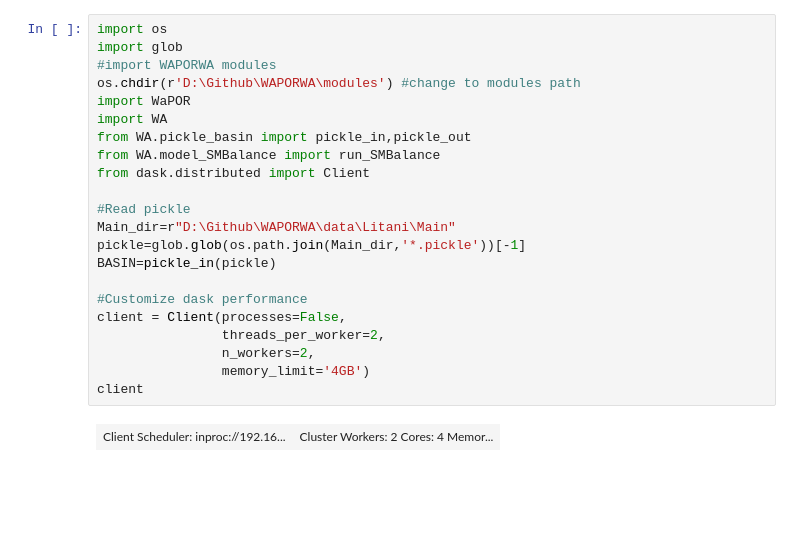
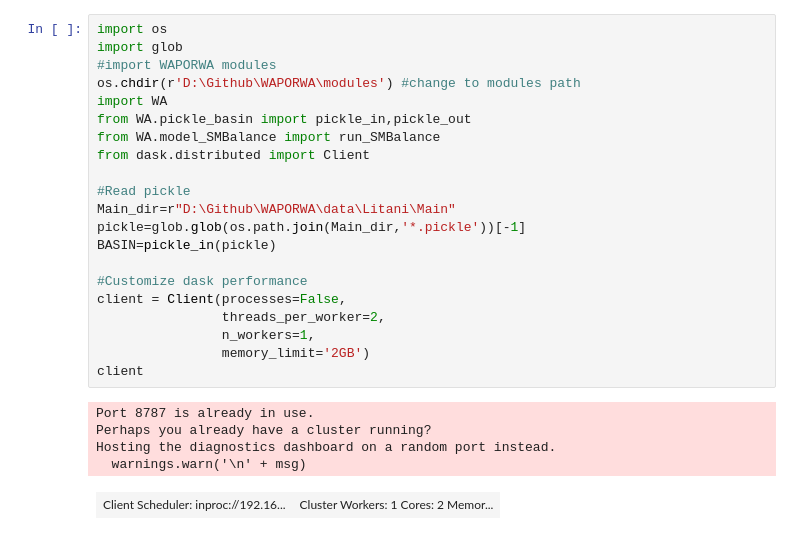
Before and after one commit to wateraccounting/WAPORWA, a Jupyter notebook: notebooks/3_RunSMBalance.ipynb, the cells around one changed output. Saved outputs shown, nothing was run; the diff lists cells and outputs as text; blank space fills up the shorter version.

```diff
--- a/notebooks/3_RunSMBalance.ipynb
+++ b/notebooks/3_RunSMBalance.ipynb
@@ -1,27 +1,30 @@
 # %%
 import os
 import glob
 #import WAPORWA modules
 os.chdir(r'D:\Github\WAPORWA\modules') #change to modules path
-import WaPOR
 import WA
 from WA.pickle_basin import pickle_in,pickle_out
 from WA.model_SMBalance import run_SMBalance
 from dask.distributed import Client
 
 #Read pickle
 Main_dir=r"D:\Github\WAPORWA\data\Litani\Main"
 pickle=glob.glob(os.path.join(Main_dir,'*.pickle'))[-1]
 BASIN=pickle_in(pickle)
 
 #Customize dask performance
 client = Client(processes=False,
                 threads_per_worker=2,
-                n_workers=2,
-                memory_limit='4GB')
+                n_workers=1,
+                memory_limit='2GB')
 client
 # %% [output]
+Port 8787 is already in use.
+Perhaps you already have a cluster running?
+Hosting the diagnostics dashboard on a random port instead.
+  warnings.warn('\n' + msg)
-| Client Scheduler: inproc://192.16... | Cluster Workers: 2 Cores: 4 Memor... |
+| Client Scheduler: inproc://192.16... | Cluster Workers: 1 Cores: 2 Memor... |
 # %%
 BASIN
 # %% [output]
```
Also changed, not shown: parts of 2 cells of this notebook, 4 other files.
